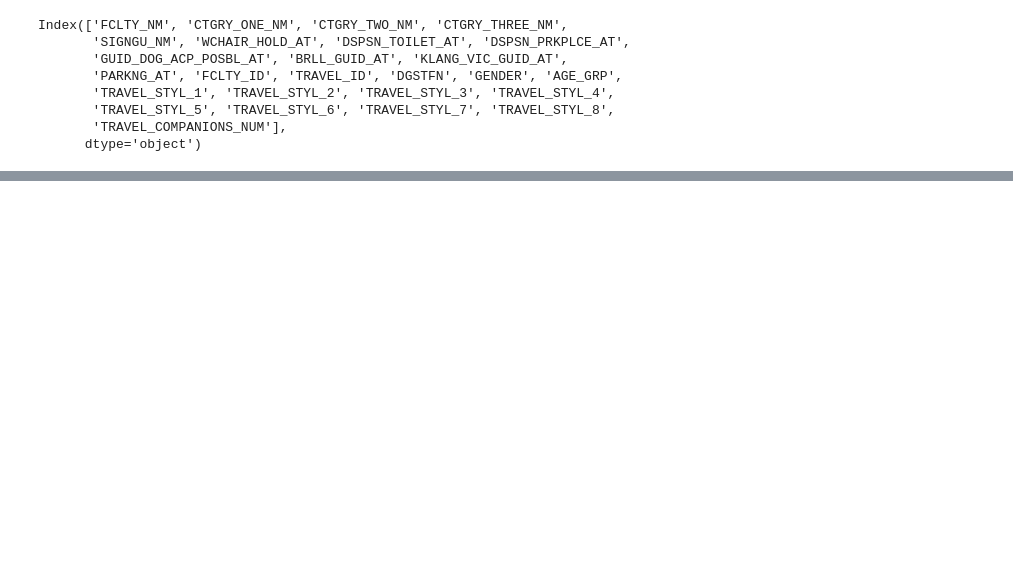
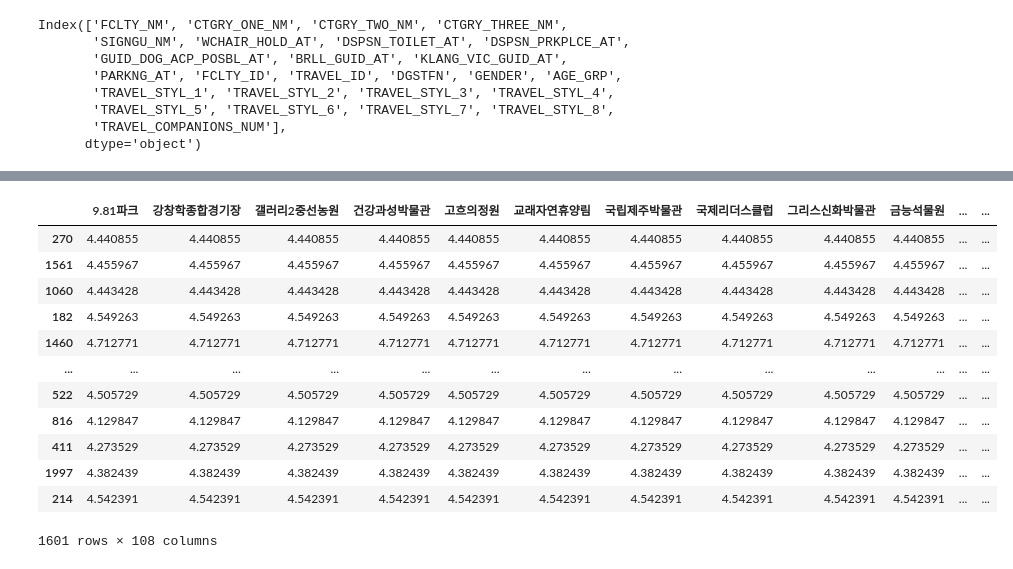
Before and after one commit to hanhee-cho/DA36_mini2_Jeju_for_All, a Jupyter notebook: hg_temp.ipynb, the cells around one changed output, grey strips where cells are left out. Cells and saved outputs as stored; diff of their text form; code cells hidden in the pictures; blank space fills up the shorter version.

```diff
--- a/hg_temp.ipynb
+++ b/hg_temp.ipynb
@@ -285,0 +373,29 @@ df['DGSTFN']
+# %%
+for place in places:
+    X_train_place = X_train.copy()
+    X_train_place['FCLTY_NM'] = place
+
+    # Pool 객체 생성
+    X_train_pool_place = Pool(X_train_place, cat_features=cat_features + ['FCLTY_NM'])
+
+    # 예측 수행
+    predicted_scores = cb_reg.predict(X_train_pool_place)
+
+    # 예측 결과를 DataFrame에 추가
+    dgstfn_pred_df[place] = predicted_scores
+
+dgstfn_pred_df
+# %% [output]
+|  | 9.81파크 | 강창학종합경기장 | 갤러리2중선농원 | 건강과성박물관 | 고흐의정원 | 교래자연휴양림 | 국립제주박물관 | 국제리더스클럽 | 그리스신화박물관 | 금능석물원 | ... | ... |
+| 270 | 4.440855 | 4.440855 | 4.440855 | 4.440855 | 4.440855 | 4.440855 | 4.440855 | 4.440855 | 4.440855 | 4.440855 | ... | ... |
+| 1561 | 4.455967 | 4.455967 | 4.455967 | 4.455967 | 4.455967 | 4.455967 | 4.455967 | 4.455967 | 4.455967 | 4.455967 | ... | ... |
+| 1060 | 4.443428 | 4.443428 | 4.443428 | 4.443428 | 4.443428 | 4.443428 | 4.443428 | 4.443428 | 4.443428 | 4.443428 | ... | ... |
+| 182 | 4.549263 | 4.549263 | 4.549263 | 4.549263 | 4.549263 | 4.549263 | 4.549263 | 4.549263 | 4.549263 | 4.549263 | ... | ... |
+| 1460 | 4.712771 | 4.712771 | 4.712771 | 4.712771 | 4.712771 | 4.712771 | 4.712771 | 4.712771 | 4.712771 | 4.712771 | ... | ... |
+| ... | ... | ... | ... | ... | ... | ... | ... | ... | ... | ... | ... | ... |
+| 522 | 4.505729 | 4.505729 | 4.505729 | 4.505729 | 4.505729 | 4.505729 | 4.505729 | 4.505729 | 4.505729 | 4.505729 | ... | ... |
+| 816 | 4.129847 | 4.129847 | 4.129847 | 4.129847 | 4.129847 | 4.129847 | 4.129847 | 4.129847 | 4.129847 | 4.129847 | ... | ... |
+| 411 | 4.273529 | 4.273529 | 4.273529 | 4.273529 | 4.273529 | 4.273529 | 4.273529 | 4.273529 | 4.273529 | 4.273529 | ... | ... |
+| 1997 | 4.382439 | 4.382439 | 4.382439 | 4.382439 | 4.382439 | 4.382439 | 4.382439 | 4.382439 | 4.382439 | 4.382439 | ... | ... |
+| 214 | 4.542391 | 4.542391 | 4.542391 | 4.542391 | 4.542391 | 4.542391 | 4.542391 | 4.542391 | 4.542391 | 4.542391 | ... | ... |
+1601 rows × 108 columns
```
Also changed, not shown: parts of 11 cells of this notebook.
